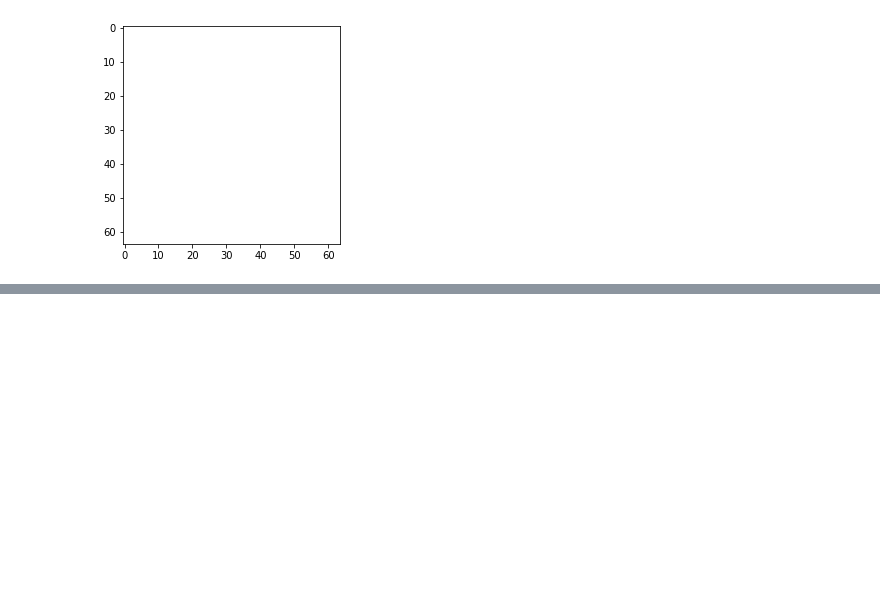
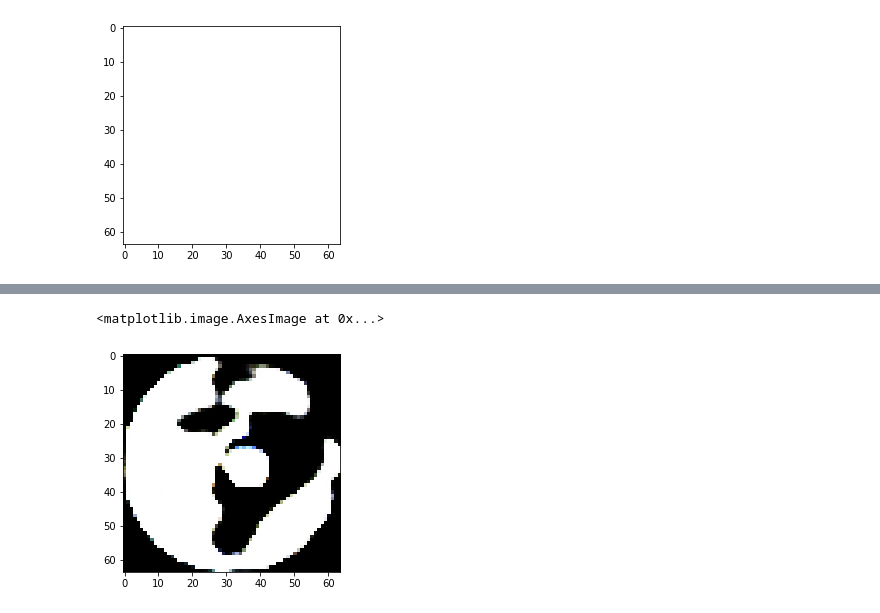
Before and after one commit to dirudiez/TFM_DiegoRudiez, a Jupyter notebook: AutoencoderBasico_64.ipynb, the cells around one changed output, grey strips where cells are left out. Cells and saved outputs as stored; diff of their text form; code cells hidden in the pictures; blank space fills up the shorter version.

```diff
--- a/AutoencoderBasico_64.ipynb
+++ b/AutoencoderBasico_64.ipynb
@@ -179,0 +425,7 @@ plt.imshow(decoded_imgs[0])
+# %%
+predicts = autoencoder.predict(enfermedadTest)
+# %%
+plt.imshow(predicts[5])
+# %% [output]
+<matplotlib.image.AxesImage at 0x...>
+[figure, added]
```
Also changed, not shown: parts of 28 cells of this notebook.
